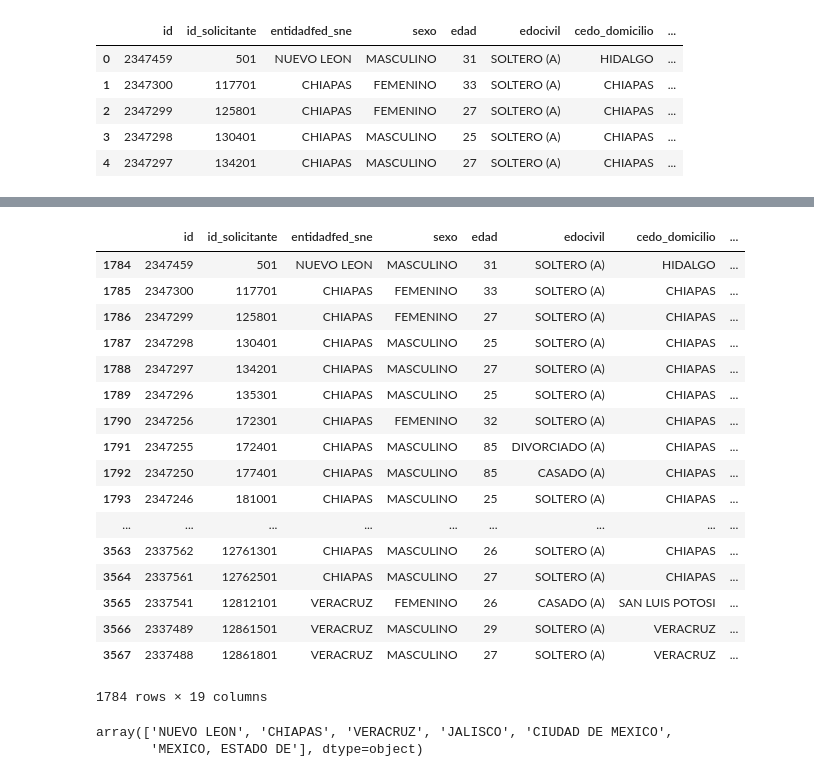
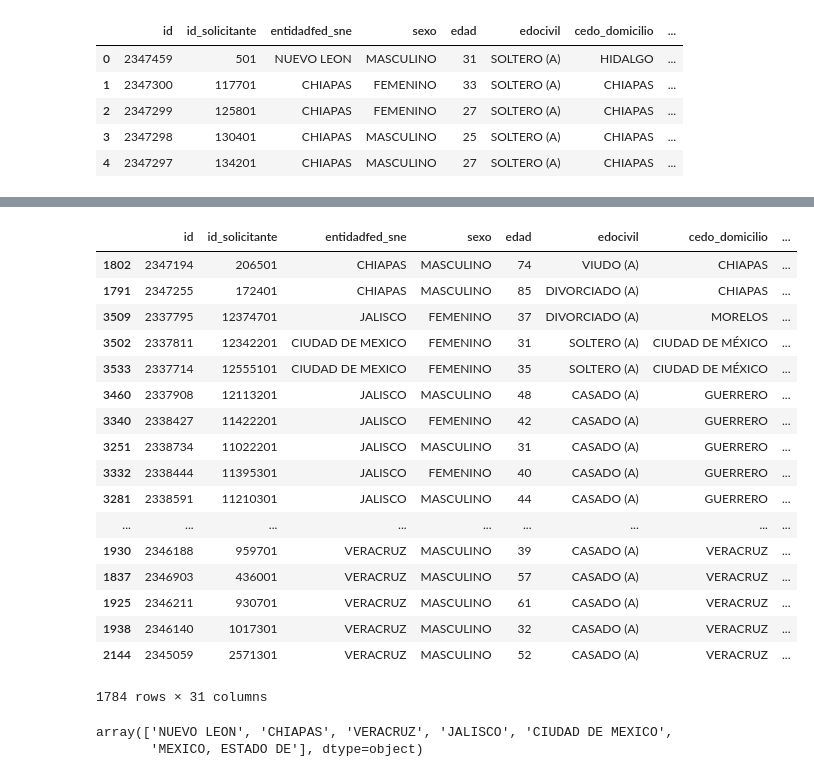
Before and after one commit to Lilianasu/SNEmpleo, a Jupyter notebook: 4.2-Cleaning candidatos.ipynb, the cells around one changed output, grey strips where cells are left out. Cells and saved outputs as stored; diff of their text form; code cells hidden in the pictures.

```diff
--- a/4.2-Cleaning candidatos.ipynb
+++ b/4.2-Cleaning candidatos.ipynb
@@ -216,24 +231,24 @@ memory usage: 183.5+ MB
 # %%
-candidatos[candidatos.duplicated()].sort_values(by='id_solicitante')
+candidatos[candidatos.duplicated()].sort_values(by='nomb_localidad_domicilio')
 # %% [output]
 |  | id | id_solicitante | entidadfed_sne | sexo | edad | edocivil | cedo_domicilio | ... |
-| 1784 | 2347459 | 501 | NUEVO LEON | MASCULINO | 31 | SOLTERO (A) | HIDALGO | ... |
-| 1785 | 2347300 | 117701 | CHIAPAS | FEMENINO | 33 | SOLTERO (A) | CHIAPAS | ... |
-| 1786 | 2347299 | 125801 | CHIAPAS | FEMENINO | 27 | SOLTERO (A) | CHIAPAS | ... |
-| 1787 | 2347298 | 130401 | CHIAPAS | MASCULINO | 25 | SOLTERO (A) | CHIAPAS | ... |
-| 1788 | 2347297 | 134201 | CHIAPAS | MASCULINO | 27 | SOLTERO (A) | CHIAPAS | ... |
-| 1789 | 2347296 | 135301 | CHIAPAS | MASCULINO | 25 | SOLTERO (A) | CHIAPAS | ... |
-| 1790 | 2347256 | 172301 | CHIAPAS | FEMENINO | 32 | SOLTERO (A) | CHIAPAS | ... |
+| 1802 | 2347194 | 206501 | CHIAPAS | MASCULINO | 74 | VIUDO (A) | CHIAPAS | ... |
 | 1791 | 2347255 | 172401 | CHIAPAS | MASCULINO | 85 | DIVORCIADO (A) | CHIAPAS | ... |
-| 1792 | 2347250 | 177401 | CHIAPAS | MASCULINO | 85 | CASADO (A) | CHIAPAS | ... |
-| 1793 | 2347246 | 181001 | CHIAPAS | MASCULINO | 25 | SOLTERO (A) | CHIAPAS | ... |
+| 3509 | 2337795 | 12374701 | JALISCO | FEMENINO | 37 | DIVORCIADO (A) | MORELOS | ... |
+| 3502 | 2337811 | 12342201 | CIUDAD DE MEXICO | FEMENINO | 31 | SOLTERO (A) | CIUDAD DE MÉXICO | ... |
+| 3533 | 2337714 | 12555101 | CIUDAD DE MEXICO | FEMENINO | 35 | SOLTERO (A) | CIUDAD DE MÉXICO | ... |
+| 3460 | 2337908 | 12113201 | JALISCO | MASCULINO | 48 | CASADO (A) | GUERRERO | ... |
+| 3340 | 2338427 | 11422201 | JALISCO | FEMENINO | 42 | CASADO (A) | GUERRERO | ... |
+| 3251 | 2338734 | 11022201 | JALISCO | MASCULINO | 31 | CASADO (A) | GUERRERO | ... |
+| 3332 | 2338444 | 11395301 | JALISCO | FEMENINO | 40 | CASADO (A) | GUERRERO | ... |
+| 3281 | 2338591 | 11210301 | JALISCO | MASCULINO | 44 | CASADO (A) | GUERRERO | ... |
 | ... | ... | ... | ... | ... | ... | ... | ... | ... |
-| 3563 | 2337562 | 12761301 | CHIAPAS | MASCULINO | 26 | SOLTERO (A) | CHIAPAS | ... |
-| 3564 | 2337561 | 12762501 | CHIAPAS | MASCULINO | 27 | SOLTERO (A) | CHIAPAS | ... |
-| 3565 | 2337541 | 12812101 | VERACRUZ | FEMENINO | 26 | CASADO (A) | SAN LUIS POTOSI | ... |
-| 3566 | 2337489 | 12861501 | VERACRUZ | MASCULINO | 29 | SOLTERO (A) | VERACRUZ | ... |
-| 3567 | 2337488 | 12861801 | VERACRUZ | MASCULINO | 27 | SOLTERO (A) | VERACRUZ | ... |
+| 1930 | 2346188 | 959701 | VERACRUZ | MASCULINO | 39 | CASADO (A) | VERACRUZ | ... |
+| 1837 | 2346903 | 436001 | VERACRUZ | MASCULINO | 57 | CASADO (A) | VERACRUZ | ... |
+| 1925 | 2346211 | 930701 | VERACRUZ | MASCULINO | 61 | CASADO (A) | VERACRUZ | ... |
+| 1938 | 2346140 | 1017301 | VERACRUZ | MASCULINO | 32 | CASADO (A) | VERACRUZ | ... |
+| 2144 | 2345059 | 2571301 | VERACRUZ | MASCULINO | 52 | CASADO (A) | VERACRUZ | ... |
-1784 rows × 19 columns
+1784 rows × 31 columns
 # %%
 candidatos.entidadfed_sne.unique()
 # %% [output]
```
Also changed, not shown: parts of 33 cells of this notebook, 2 other files.
